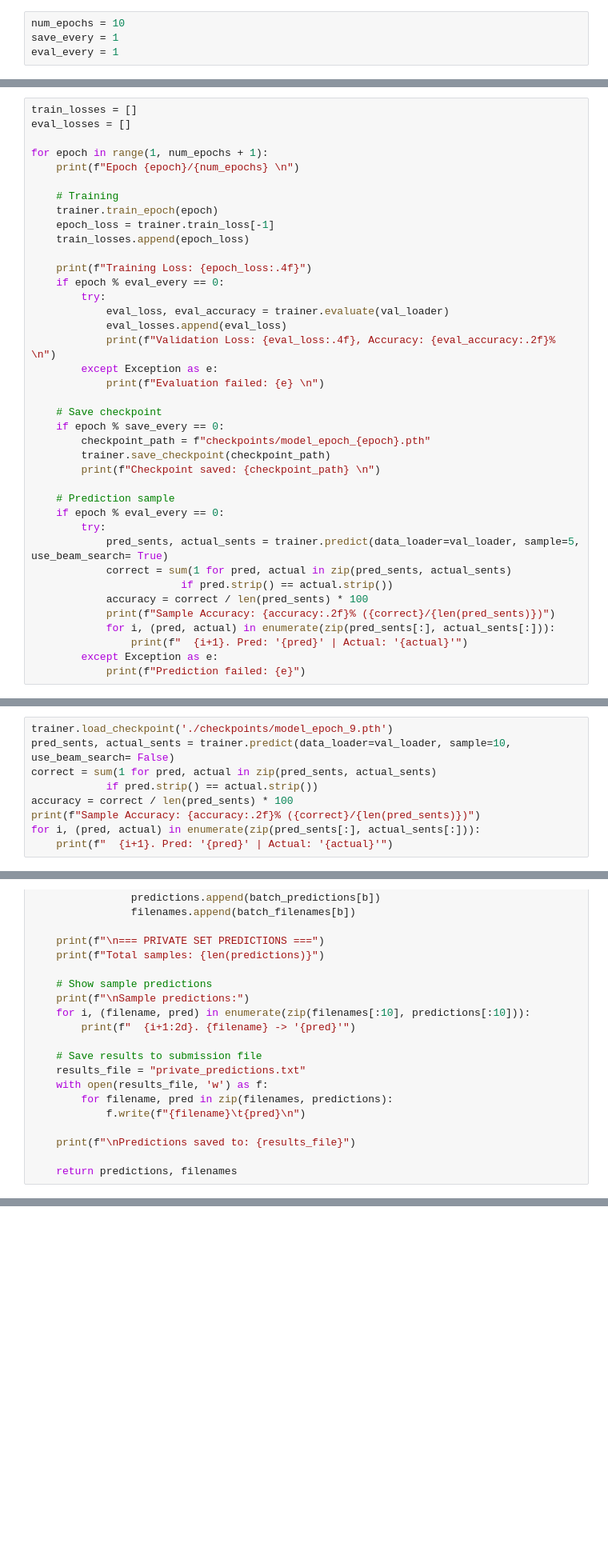
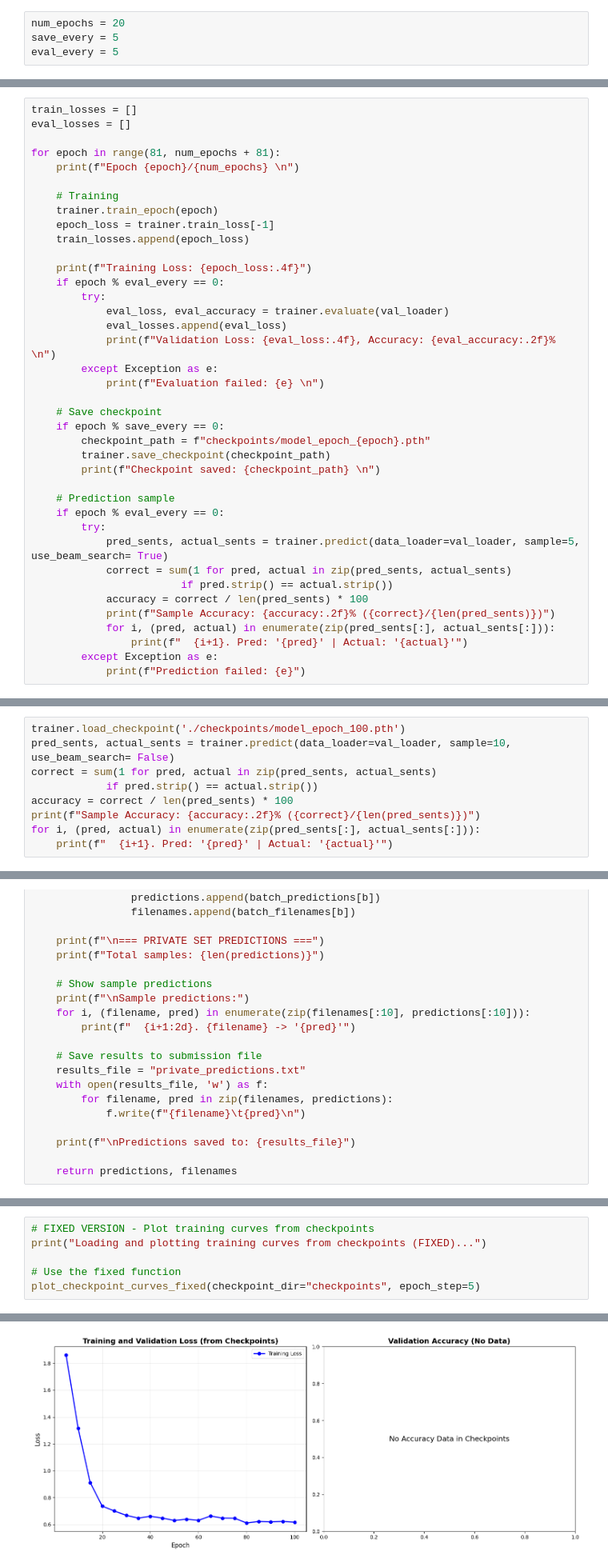
Before and after one commit to nhakanasi/Captcha-Solver, a Jupyter notebook: train_model.ipynb, the cells around one changed output, grey strips where cells are left out. Shown at 80% size. Drawn from its saved outputs; the diff is of its cells as text; blank space fills up the shorter version.

```diff
--- a/train_model.ipynb
+++ b/train_model.ipynb
@@ -15,8 +15,8 @@ Training data size: 510
 Device: cpu
 # %%
-num_epochs = 10
-save_every = 1
-eval_every = 1
+num_epochs = 20
+save_every = 5
+eval_every = 5
 # %%
 val_loader = torch.utils.data.DataLoader(
     trainer.valid_gen,  # Assuming train_gen is the dataset or generator
@@ -28,7 +28,7 @@ val_loader = torch.utils.data.DataLoader(
 train_losses = []
 eval_losses = []
 
-for epoch in range(1, num_epochs + 1):
+for epoch in range(81, num_epochs + 81):
     print(f"Epoch {epoch}/{num_epochs} \n")
 
     # Training
@@ -187,5 +111,5 @@ Sample Accuracy: 0.00% (0/5)
 # %%
-trainer.load_checkpoint('./checkpoints/model_epoch_9.pth')
+trainer.load_checkpoint('./checkpoints/model_epoch_100.pth')
 pred_sents, actual_sents = trainer.predict(data_loader=val_loader, sample=10, use_beam_search= False)
 correct = sum(1 for pred, actual in zip(pred_sents, actual_sents)
             if pred.strip() == actual.strip())
@@ -330,0 +455,7 @@ Predictions saved to: private_predictions.txt
+# %%
+# FIXED VERSION - Plot training curves from checkpoints
+print("Loading and plotting training curves from checkpoints (FIXED)...")
+
+# Use the fixed function
+plot_checkpoint_curves_fixed(checkpoint_dir="checkpoints", epoch_step=5)
+# %% [output]
@@ -330,0 +479 @@ Predictions saved to: private_predictions.txt
+[figure, added]
```
Also changed, not shown: parts of 7 cells of this notebook, 5 other files.
